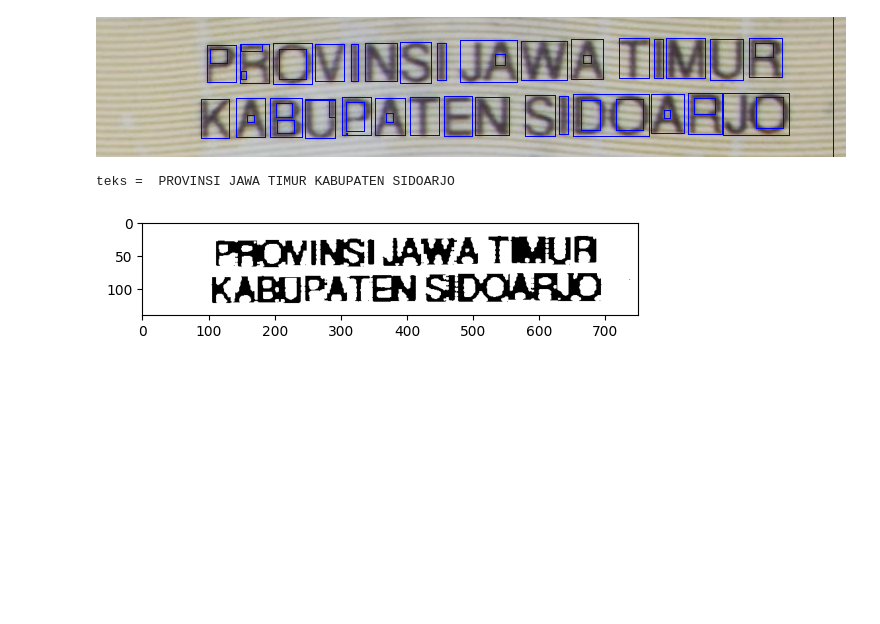
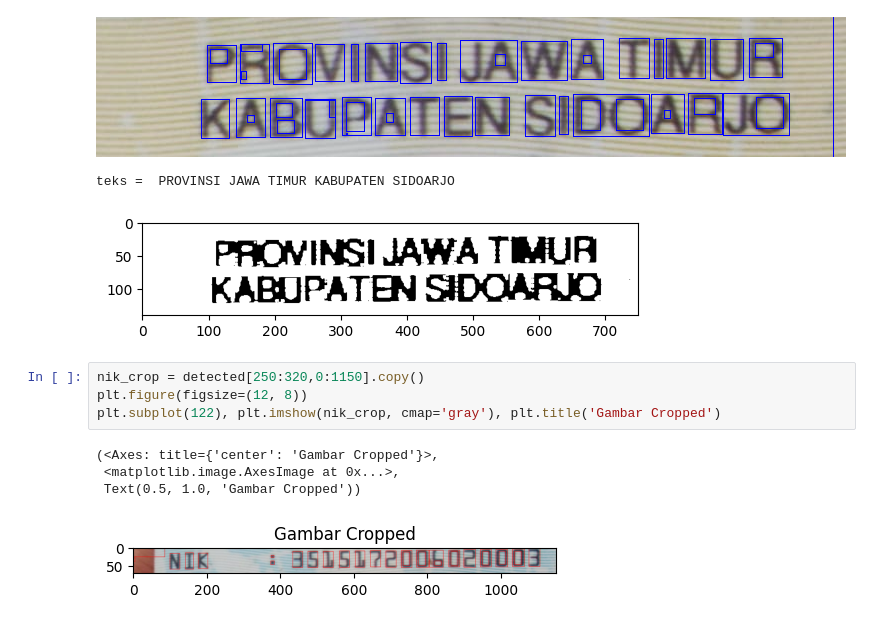
Before and after one commit to MAristyaP/Mesin_Learning2023, a Jupyter notebook: Quiz2.ipynb, the cells around one changed output. Cells and saved outputs as stored; diff of their text form; blank space fills up the shorter version.

```diff
--- a/Quiz2.ipynb
+++ b/Quiz2.ipynb
@@ -474,3 +479,12 @@ print(f'teks = ', label)
 [figure]
 teks =  PROVINSI JAWA TIMUR KABUPATEN SIDOARJO
 [figure]
+# %%
+nik_crop = detected[250:320,0:1150].copy()
+plt.figure(figsize=(12, 8))
+plt.subplot(122), plt.imshow(nik_crop, cmap='gray'), plt.title('Gambar Cropped')
+# %% [output]
+(<Axes: title={'center': 'Gambar Cropped'}>,
+ <matplotlib.image.AxesImage at 0x...>,
+ Text(0.5, 1.0, 'Gambar Cropped'))
+[figure, added]
```
Also changed, not shown: parts of 2 cells of this notebook.
